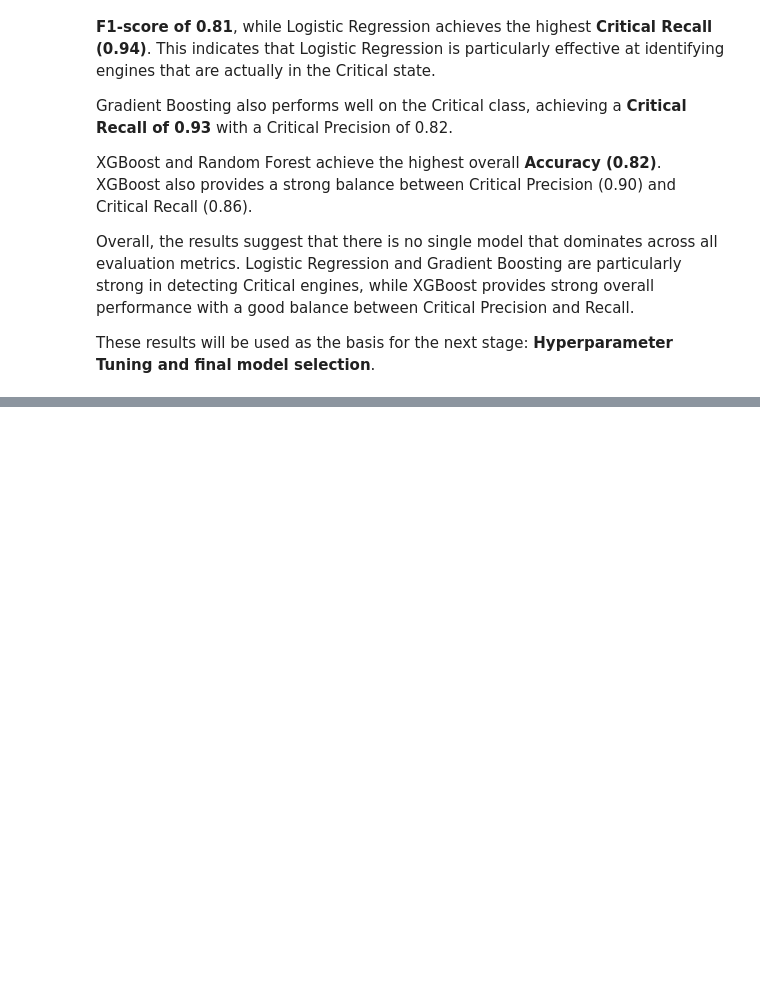
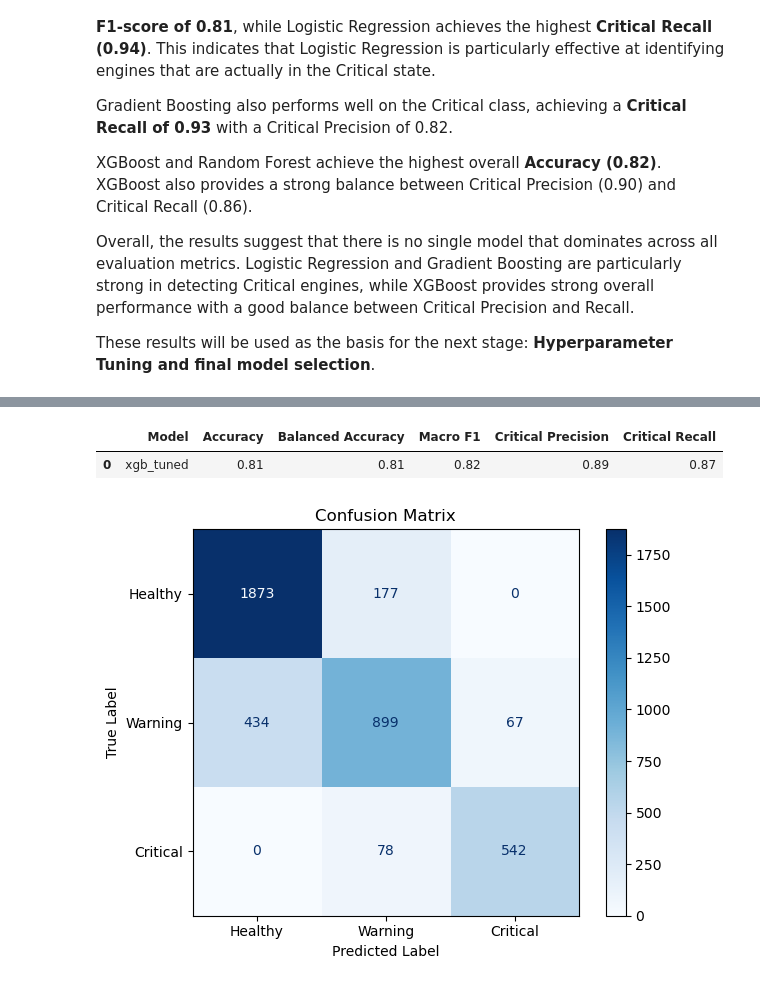
Before and after one commit to variableh/NASA, a Jupyter notebook: 03_classification.ipynb, the cells around one changed output, grey strips where cells are left out. Saved outputs shown, nothing was run; the diff lists cells and outputs as text; code cells hidden in the pictures; blank space fills up the shorter version.

```diff
--- a/03_classification.ipynb
+++ b/03_classification.ipynb
@@ -307,0 +418,21 @@ These results will be used as the basis for the next stage: **Hyperparameter Tun
+# %%
+xgb_param_grid = {
+    "n_estimators": [100, 200, 300, 500],
+    "learning_rate": [0.01, 0.05, 0.1, 0.2],
+    "max_depth": [2, 3, 4, 5, 6],
+    "min_child_weight": [1, 3, 5],
+    "subsample": [0.7, 0.8, 1.0],
+    "colsample_bytree": [0.7, 0.8, 1.0]
+}
+
+xgb_search = RandomizedSearchCV(
+    estimator=xgb_model,
+    param_distributions=xgb_param_grid,
+    n_iter=20,
+    scoring=critical_recall_scorer,
+    cv=group_kfold,
+    random_state=42,
+    n_jobs=-1
+)
+
+xgb_search.fit(X_train, y_train, groups=train_engine_ids)
@@ -307,0 +460,16 @@ These results will be used as the basis for the next stage: **Hyperparameter Tun
+# %%
+
+best_xgb = xgb_search.best_estimator_
+y_pred_xgb_tuned = best_xgb.predict(X_val)
+xgb_tuned_results = evaluate(y_val, y_pred_xgb_tuned, "xgb_tuned")
+xgb_tuned_results
+# %% [output]
+|  | Model | Accuracy | Balanced Accuracy | Macro F1 | Critical Precision | Critical Recall |
+| 0 | xgb_tuned | 0.81 | 0.81 | 0.82 | 0.89 | 0.87 |
+# %%
+plot_cm(
+    y_val,
+    y_pred_xgb_tuned
+)
+# %% [output]
+[figure, added]
```
Also changed, not shown: parts of 16 cells of this notebook.
